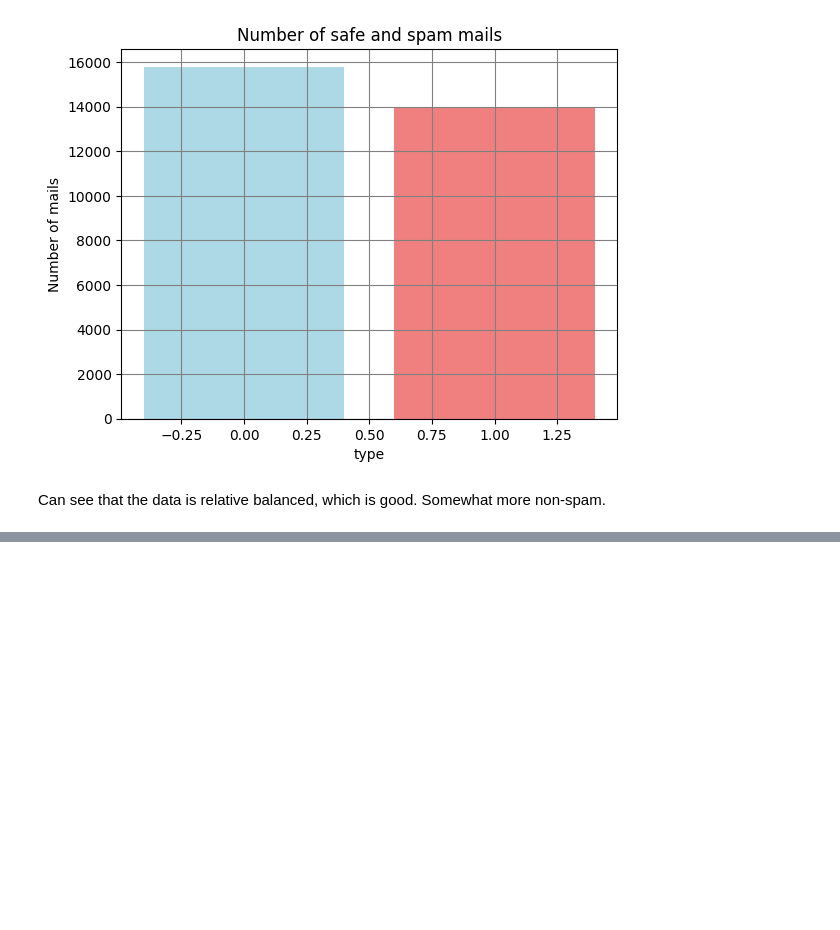
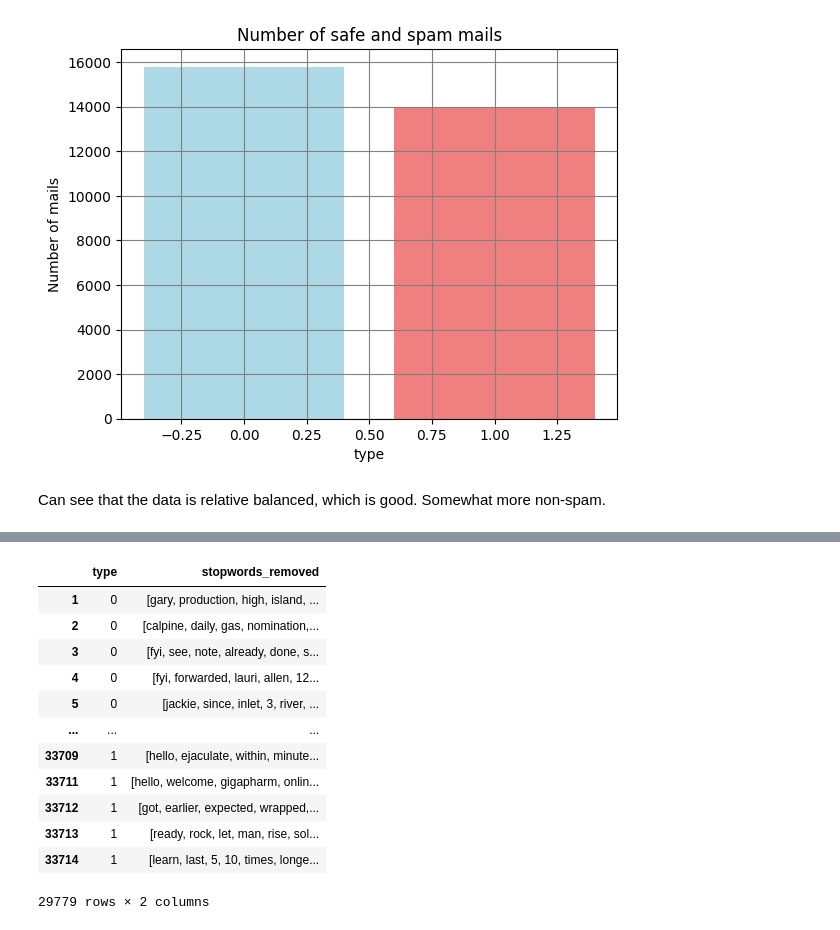
Before and after one commit to osscy/spam-classification, a Jupyter notebook: test.ipynb, the cells around one changed output, grey strips where cells are left out. Cells and saved outputs as stored; diff of their text form; code cells hidden in the pictures; blank space fills up the shorter version.

```diff
--- a/test.ipynb
+++ b/test.ipynb
@@ -110,0 +142,19 @@ Can see that the data is relative balanced, which is good. Somewhat more non-spa
+# %%
+df_large["stopwords_removed"] = df_large["tokens"].apply(tpf.removeStopwords)
+# %%
+df_large.drop(columns=["text", "tokens"],axis=0, inplace = True)
+df_large
+# %% [output]
+|  | type | stopwords_removed |
+| 1 | 0 | [gary, production, high, island, ... |
+| 2 | 0 | [calpine, daily, gas, nomination,... |
+| 3 | 0 | [fyi, see, note, already, done, s... |
+| 4 | 0 | [fyi, forwarded, lauri, allen, 12... |
+| 5 | 0 | [jackie, since, inlet, 3, river, ... |
+| ... | ... | ... |
+| 33709 | 1 | [hello, ejaculate, within, minute... |
+| 33711 | 1 | [hello, welcome, gigapharm, onlin... |
+| 33712 | 1 | [got, earlier, expected, wrapped,... |
+| 33713 | 1 | [ready, rock, let, man, rise, sol... |
+| 33714 | 1 | [learn, last, 5, 10, times, longe... |
+29779 rows × 2 columns
```
Also changed, not shown: parts of 7 cells of this notebook, 4 other files.
